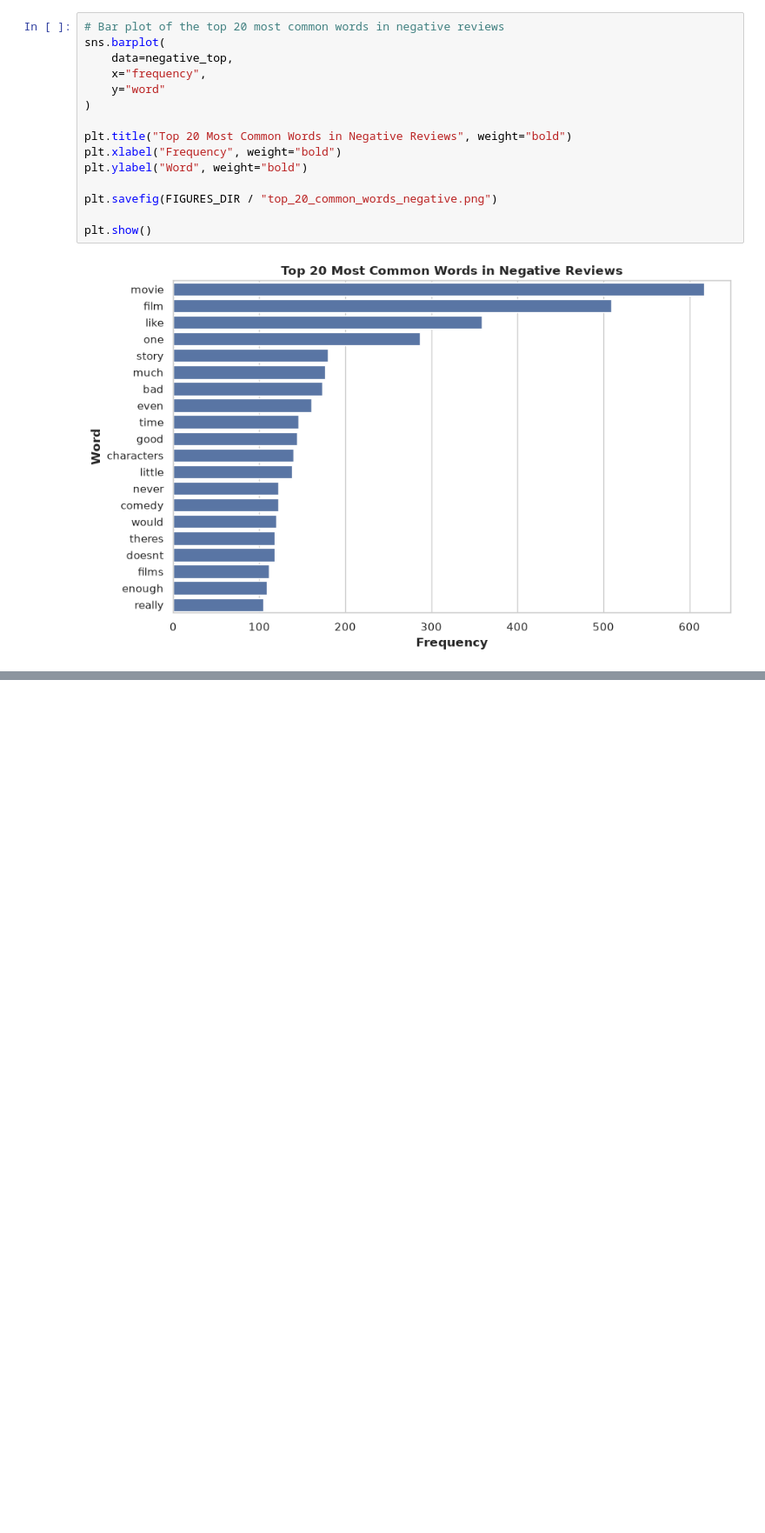
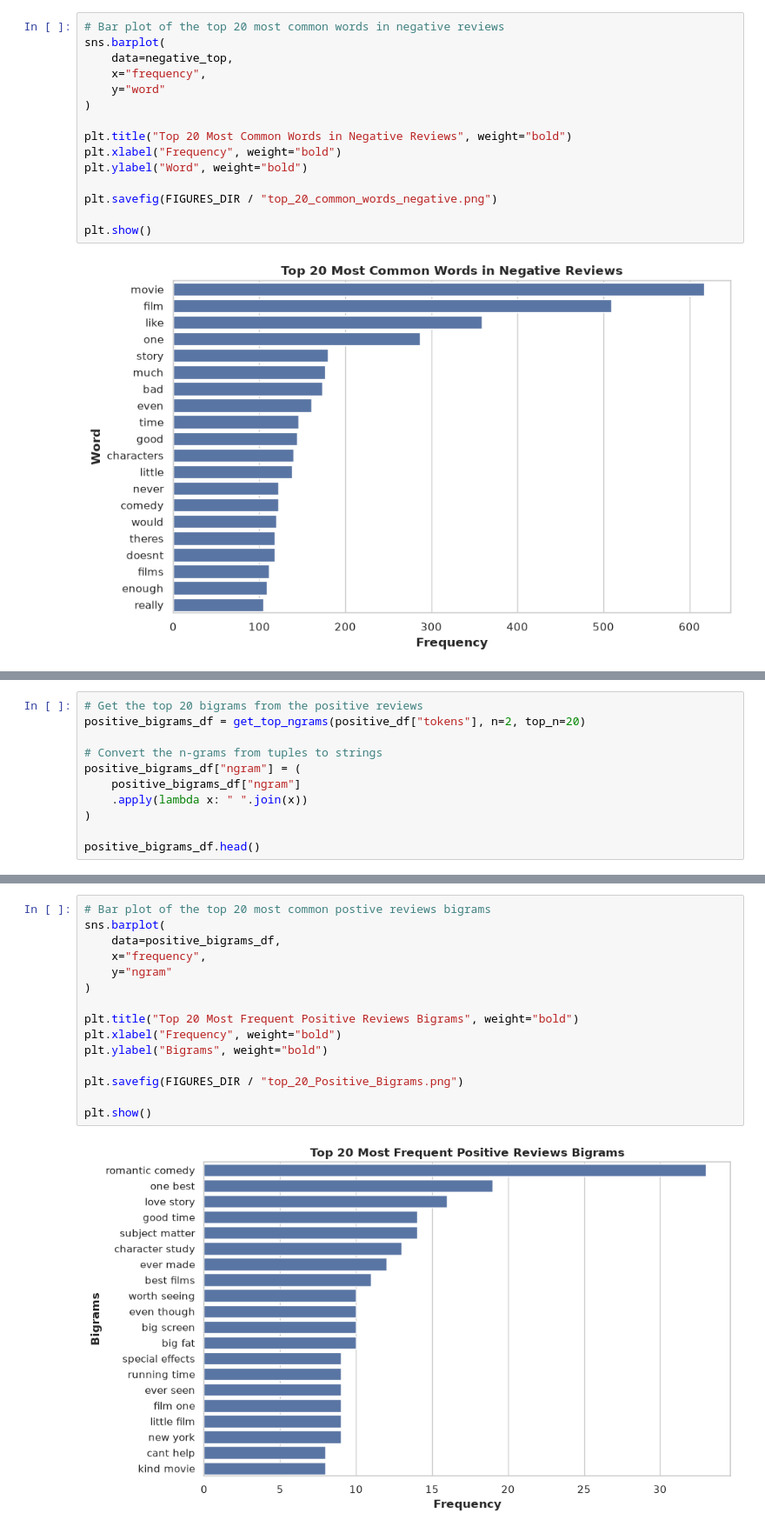
Before and after one commit to Alireza-Mirzadeh/llm-text-classification-benchmark, a Jupyter notebook: notebooks/01_eda_rotten_tomatoes.ipynb, the cells around one changed output, grey strips where cells are left out. Shown at 87% size. Drawn from its saved outputs; the diff is of its cells as text; blank space fills up the shorter version.

```diff
--- a/notebooks/01_eda_rotten_tomatoes.ipynb
+++ b/notebooks/01_eda_rotten_tomatoes.ipynb
@@ -608,0 +717,11 @@ plt.show()
+# %%
+# Get the top 20 bigrams from the positive reviews
+positive_bigrams_df = get_top_ngrams(positive_df["tokens"], n=2, top_n=20)
+
+# Convert the n-grams from tuples to strings
+positive_bigrams_df["ngram"] = (
+    positive_bigrams_df["ngram"]
+    .apply(lambda x: " ".join(x))
+)
+
+positive_bigrams_df.head()
@@ -608,0 +735,17 @@ plt.show()
+# %%
+# Bar plot of the top 20 most common postive reviews bigrams
+sns.barplot(
+    data=positive_bigrams_df,
+    x="frequency",
+    y="ngram"
+)
+
+plt.title("Top 20 Most Frequent Positive Reviews Bigrams", weight="bold")
+plt.xlabel("Frequency", weight="bold")
+plt.ylabel("Bigrams", weight="bold")
+
+plt.savefig(FIGURES_DIR / "top_20_Positive_Bigrams.png")
+
+plt.show()
+# %% [output]
+[figure, added]
```
Also changed, not shown: parts of 23 cells of this notebook, 4 other files.
